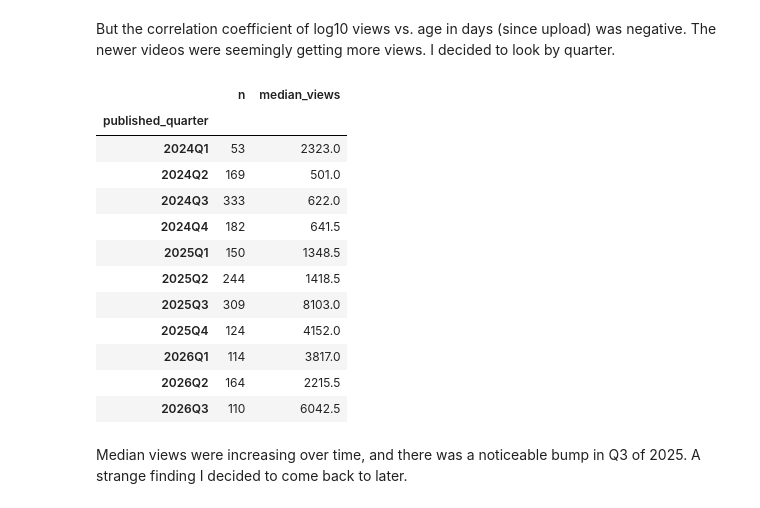
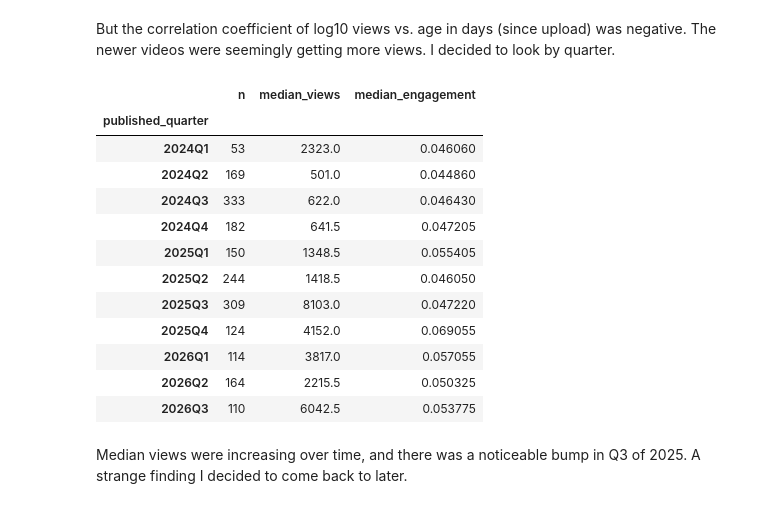
Before and after one commit to great-wave/lafc_content, a Jupyter notebook: notebooks/exploration.ipynb, the cells around one changed output. Drawn from its saved outputs; the diff is of its cells as text; code cells hidden in the pictures.

```diff
--- a/notebooks/exploration.ipynb
+++ b/notebooks/exploration.ipynb
@@ -139,21 +139,24 @@ Spearman, rank        vs age : -0.448
 # %% [markdown]
 But the correlation coefficient of log10 views vs. age in days (since upload) was negative. The newer videos were seemingly getting more views. I decided to look by quarter.
 # %%
-df.groupby('published_quarter')['view_count'].agg(n='size', median_views='median')
+df.groupby('published_quarter').agg(
+    n=('view_count', 'size'),
+    median_views=('view_count', 'median'),
+    median_engagement=('engagement_rate', 'median'))
 # %% [output]
-|  | n | median_views |
-| published_quarter |  |  |
-| 2024Q1 | 53 | 2323.0 |
-| 2024Q2 | 169 | 501.0 |
-| 2024Q3 | 333 | 622.0 |
-| 2024Q4 | 182 | 641.5 |
-| 2025Q1 | 150 | 1348.5 |
-| 2025Q2 | 244 | 1418.5 |
-| 2025Q3 | 309 | 8103.0 |
-| 2025Q4 | 124 | 4152.0 |
-| 2026Q1 | 114 | 3817.0 |
-| 2026Q2 | 164 | 2215.5 |
-| 2026Q3 | 110 | 6042.5 |
+|  | n | median_views | median_engagement |
+| published_quarter |  |  |  |
+| 2024Q1 | 53 | 2323.0 | 0.046060 |
+| 2024Q2 | 169 | 501.0 | 0.044860 |
+| 2024Q3 | 333 | 622.0 | 0.046430 |
+| 2024Q4 | 182 | 641.5 | 0.047205 |
+| 2025Q1 | 150 | 1348.5 | 0.055405 |
+| 2025Q2 | 244 | 1418.5 | 0.046050 |
+| 2025Q3 | 309 | 8103.0 | 0.047220 |
+| 2025Q4 | 124 | 4152.0 | 0.069055 |
+| 2026Q1 | 114 | 3817.0 | 0.057055 |
+| 2026Q2 | 164 | 2215.5 | 0.050325 |
+| 2026Q3 | 110 | 6042.5 | 0.053775 |
 # %% [markdown]
 Median views were increasing over time, and there was a noticeable bump in Q3 of 2025. A strange finding I decided to come back to later.
 # %% [markdown]
```
Also changed, not shown: parts of 4 cells of this notebook.
